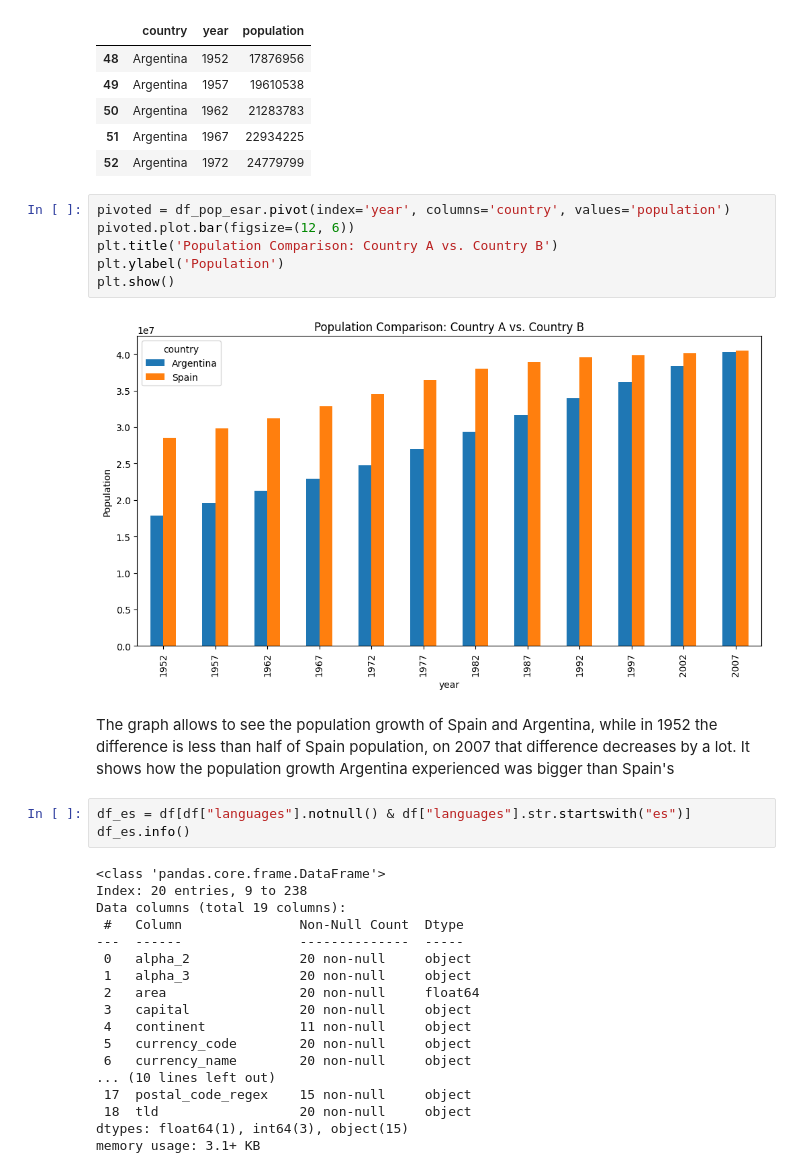
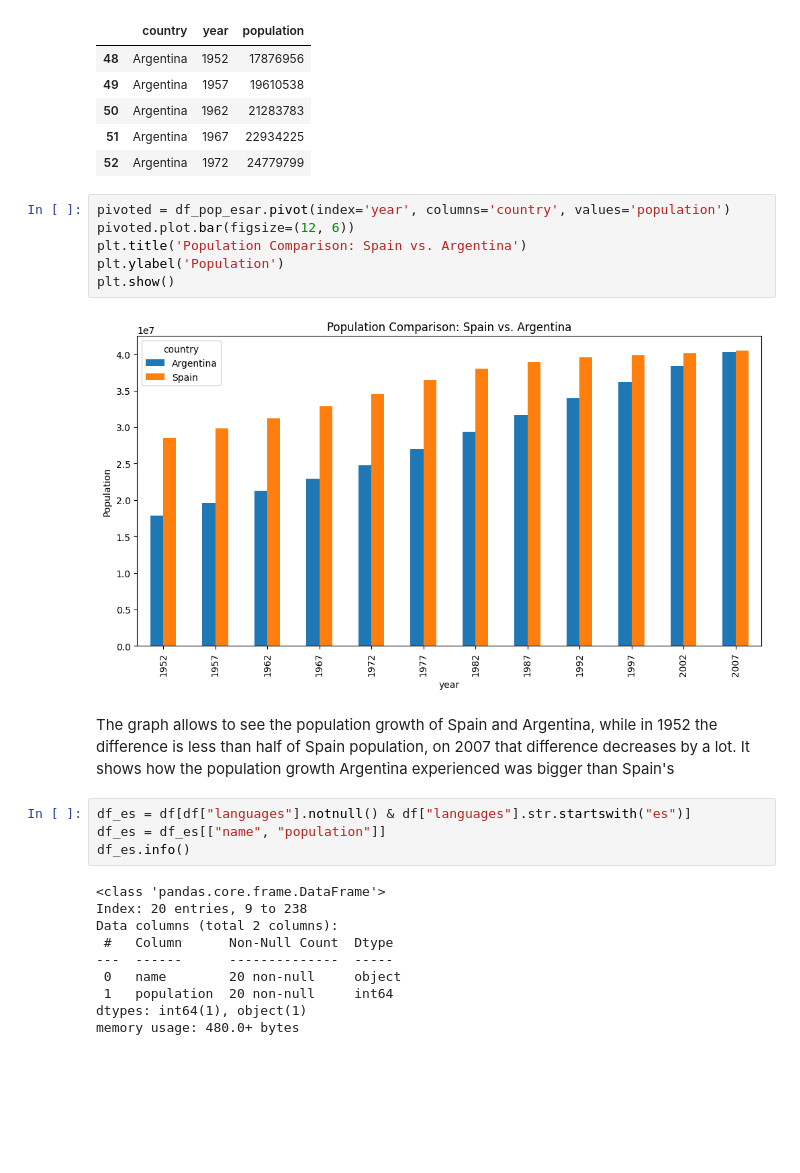
Before and after one commit to Julian-L-Avila/Data-Mining-2024-3, a Jupyter notebook: EDA/eda.sync.ipynb, the cells around one changed output. Cells and saved outputs as stored; diff of their text form; blank space fills up the shorter version.

```diff
--- a/EDA/eda.sync.ipynb
+++ b/EDA/eda.sync.ipynb
@@ -190,11 +190,11 @@ df_pop_esar.head()
 # %%
 pivoted = df_pop_esar.pivot(index='year', columns='country', values='population')
 pivoted.plot.bar(figsize=(12, 6))
-plt.title('Population Comparison: Country A vs. Country B')
+plt.title('Population Comparison: Spain vs. Argentina')
 plt.ylabel('Population')
 plt.show()
 # %% [output]
-[figure, old version]
+[figure, new version]
 # %% [markdown]
 The graph allows to see the population growth of Spain and Argentina,
 while in 1952 the difference is less than half of Spain population, on 2007
@@ -202,25 +202,18 @@ that difference decreases by a lot.
 It shows how the population growth Argentina experienced was bigger than Spain's
 # %%
 df_es = df[df["languages"].notnull() & df["languages"].str.startswith("es")]
+df_es = df_es[["name", "population"]]
 df_es.info()
 # %% [output]
 <class 'pandas.core.frame.DataFrame'>
 Index: 20 entries, 9 to 238
-Data columns (total 19 columns):
- #   Column               Non-Null Count  Dtype
----  ------               --------------  -----
- 0   alpha_2              20 non-null     object
- 1   alpha_3              20 non-null     object
- 2   area                 20 non-null     float64
- 3   capital              20 non-null     object
- 4   continent            11 non-null     object
- 5   currency_code        20 non-null     object
- 6   currency_name        20 non-null     object
-... (10 lines left out)
- 17  postal_code_regex    15 non-null     object
- 18  tld                  20 non-null     object
-dtypes: float64(1), int64(3), object(15)
-memory usage: 3.1+ KB
+Data columns (total 2 columns):
+ #   Column      Non-Null Count  Dtype
+---  ------      --------------  -----
+ 0   name        20 non-null     object
+ 1   population  20 non-null     int64
+dtypes: int64(1), object(1)
+memory usage: 480.0+ bytes
 # %%
 df_es.head(20)
 # %% [output]
```
Also changed, not shown: parts of 16 cells of this notebook, 1 other file.
